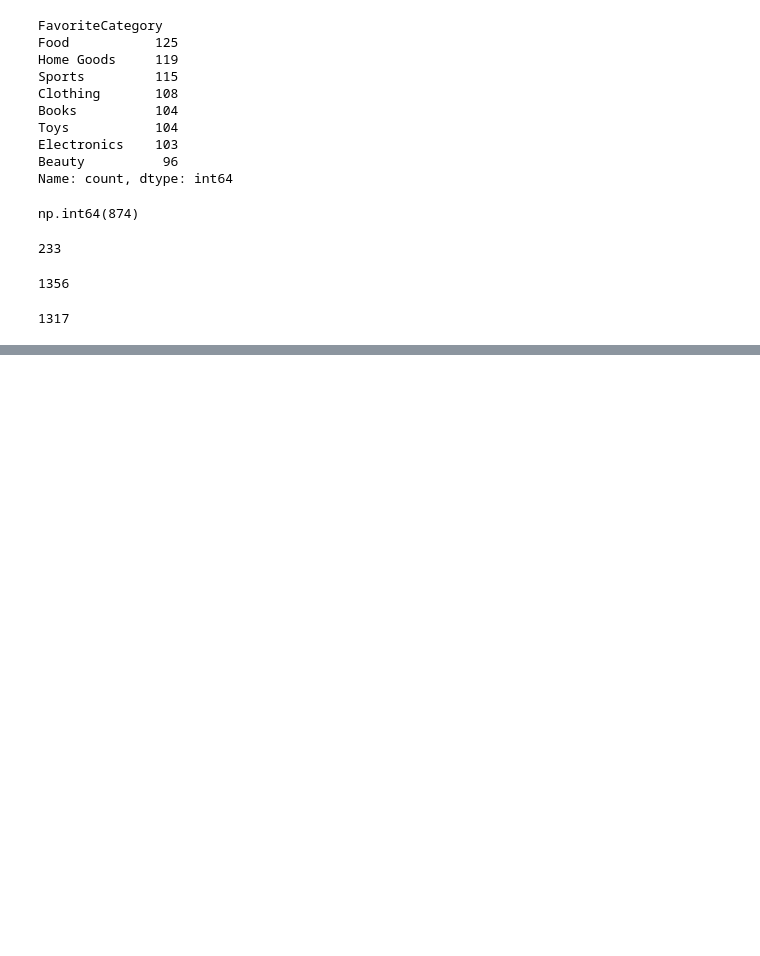
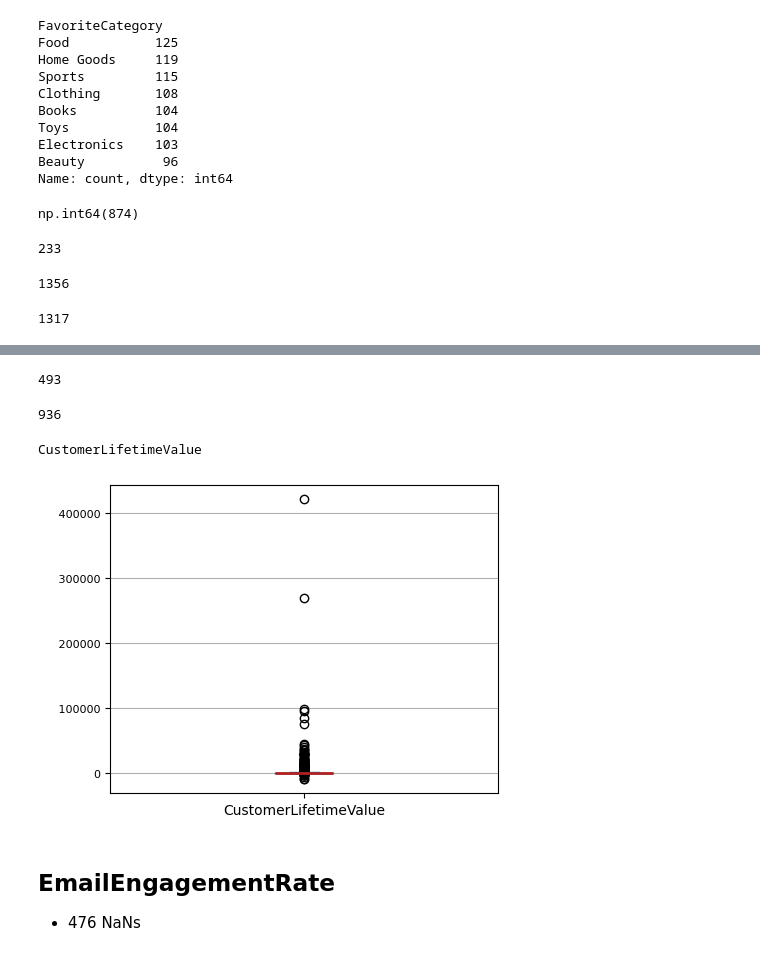
Before and after one commit to PSU-DAAN822-FA25-Group4/data-collection, a Jupyter notebook: analysis.ipynb, the cells around one changed output, grey strips where cells are left out. Drawn from its saved outputs; the diff is of its cells as text; code cells hidden in the pictures; blank space fills up the shorter version.

```diff
--- a/analysis.ipynb
+++ b/analysis.ipynb
@@ -451,0 +614,16 @@ df[(~df['FavoriteCategory'].isna()) & df['SecondFavoriteCategory'].isna()].shape
+# %%
+df[df['CustomerLifetimeValue'].isna()].shape[0]
+# %% [output]
+493
+# %%
+df[df['CustomerLifetimeValue'] < 0].shape[0]
+# %% [output]
+936
+# %%
+draw_boxplot(df, 'CustomerLifetimeValue')
+# %% [output]
+CustomerLifetimeValue
+[figure, added]
+# %% [markdown]
+## EmailEngagementRate
+* 476 NaNs
```
Also changed, not shown: parts of 31 cells of this notebook.
